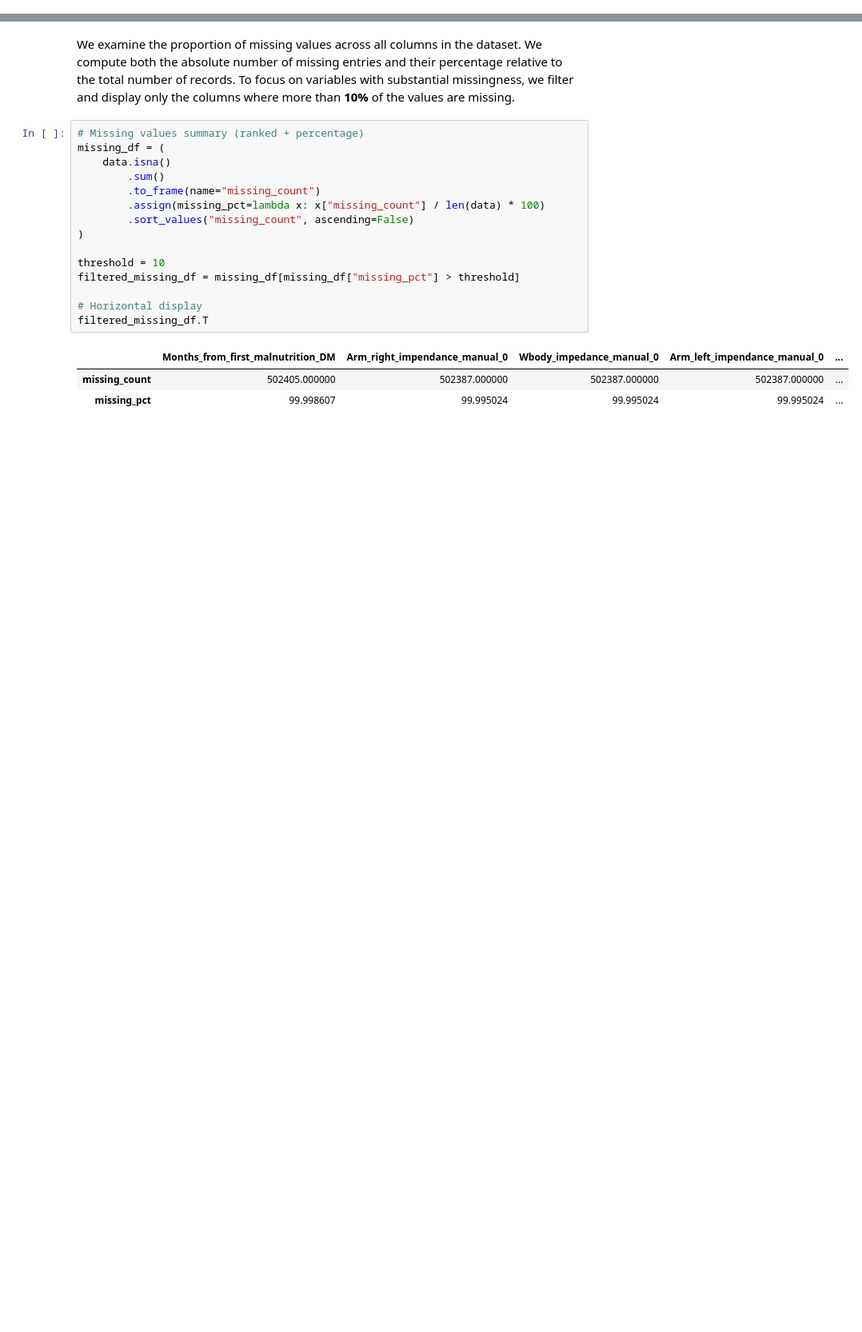
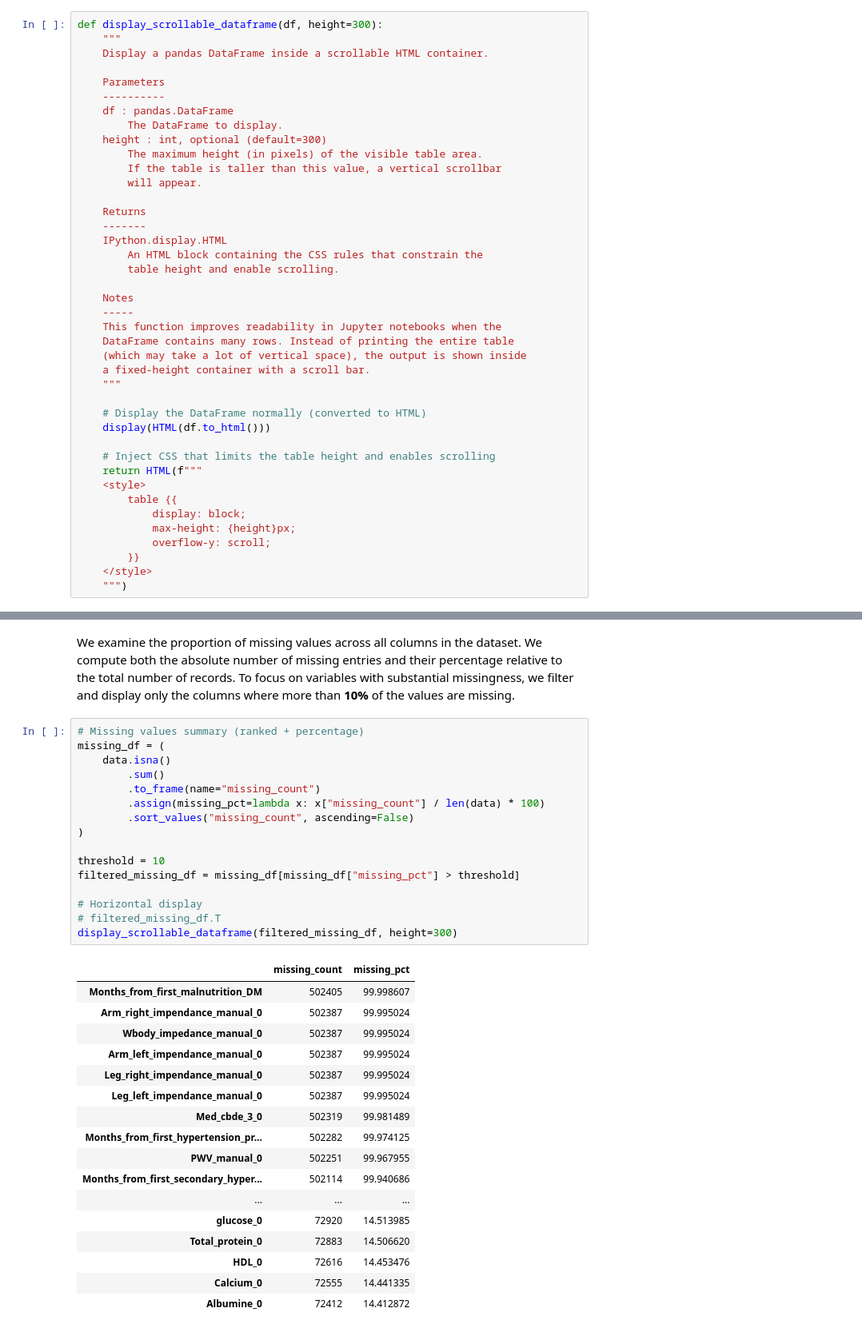
Before and after one commit to Angelido/clinical-data-encoding_vae, a Jupyter notebook: src/UKDataPreparation/cleaningData.ipynb, the cells around one changed output, grey strips where cells are left out. Shown at 80% size. Cells and saved outputs as stored; diff of their text form; blank space fills up the shorter version.

Commit message:
update cleaning data

```diff
--- a/src/UKDataPreparation/cleaningData.ipynb
+++ b/src/UKDataPreparation/cleaningData.ipynb
@@ -19,0 +29,41 @@ from pathlib import Path
+# %%
+def display_scrollable_dataframe(df, height=300):
+    """
+    Display a pandas DataFrame inside a scrollable HTML container.
+
+    Parameters
+    ----------
+    df : pandas.DataFrame
+        The DataFrame to display.
+    height : int, optional (default=300)
+        The maximum height (in pixels) of the visible table area.
+        If the table is taller than this value, a vertical scrollbar
+        will appear.
+
+    Returns
+    -------
+    IPython.display.HTML
+        An HTML block containing the CSS rules that constrain the
+        table height and enable scrolling.
+
+    Notes
+    -----
+    This function improves readability in Jupyter notebooks when the
+    DataFrame contains many rows. Instead of printing the entire table
+    (which may take a lot of vertical space), the output is shown inside
+    a fixed-height container with a scroll bar.
+    """
+
+    # Display the DataFrame normally (converted to HTML)
+    display(HTML(df.to_html()))
+
+    # Inject CSS that limits the table height and enables scrolling
+    return HTML(f"""
+    <style>
+        table {{
+            display: block;
+            max-height: {height}px;
+            overflow-y: scroll;
+        }}
+    </style>
+    """)
@@ -142,22 +435,37 @@ We examine the proportion of missing values across all columns in the dataset. W
 # %%
 # Missing values summary (ranked + percentage)
 missing_df = (
     data.isna()
         .sum()
         .to_frame(name="missing_count")
         .assign(missing_pct=lambda x: x["missing_count"] / len(data) * 100)
         .sort_values("missing_count", ascending=False)
 )
 
 threshold = 10
 filtered_missing_df = missing_df[missing_df["missing_pct"] > threshold]
 
 # Horizontal display
-filtered_missing_df.T
+# filtered_missing_df.T
+display_scrollable_dataframe(filtered_missing_df, height=300)
 # %% [output]
-|  | Months_from_first_malnutrition_DM | Arm_right_impendance_manual_0 | Wbody_impedance_manual_0 | Arm_left_impendance_manual_0 | ... |
-| missing_count | 502405.000000 | 502387.000000 | 502387.000000 | 502387.000000 | ... |
-| missing_pct | 99.998607 | 99.995024 | 99.995024 | 99.995024 | ... |
+|  | missing_count | missing_pct |
+| Months_from_first_malnutrition_DM | 502405 | 99.998607 |
+| Arm_right_impendance_manual_0 | 502387 | 99.995024 |
+| Wbody_impedance_manual_0 | 502387 | 99.995024 |
+| Arm_left_impendance_manual_0 | 502387 | 99.995024 |
+| Leg_right_impendance_manual_0 | 502387 | 99.995024 |
+| Leg_left_impendance_manual_0 | 502387 | 99.995024 |
+| Med_cbde_3_0 | 502319 | 99.981489 |
+| Months_from_first_hypertension_pr... | 502282 | 99.974125 |
+| PWV_manual_0 | 502251 | 99.967955 |
+| Months_from_first_secondary_hyper... | 502114 | 99.940686 |
+| ... | ... | ... |
+| glucose_0 | 72920 | 14.513985 |
+| Total_protein_0 | 72883 | 14.506620 |
+| HDL_0 | 72616 | 14.453476 |
+| Calcium_0 | 72555 | 14.441335 |
+| Albumine_0 | 72412 | 14.412872 |
 # %% [markdown]
 We distinguish numeric columns that behave as **binary variables** (i.e., columns containing exactly two distinct values) from those that have a broader numeric range.
 
```
Also changed, not shown: parts of 14 cells of this notebook.
